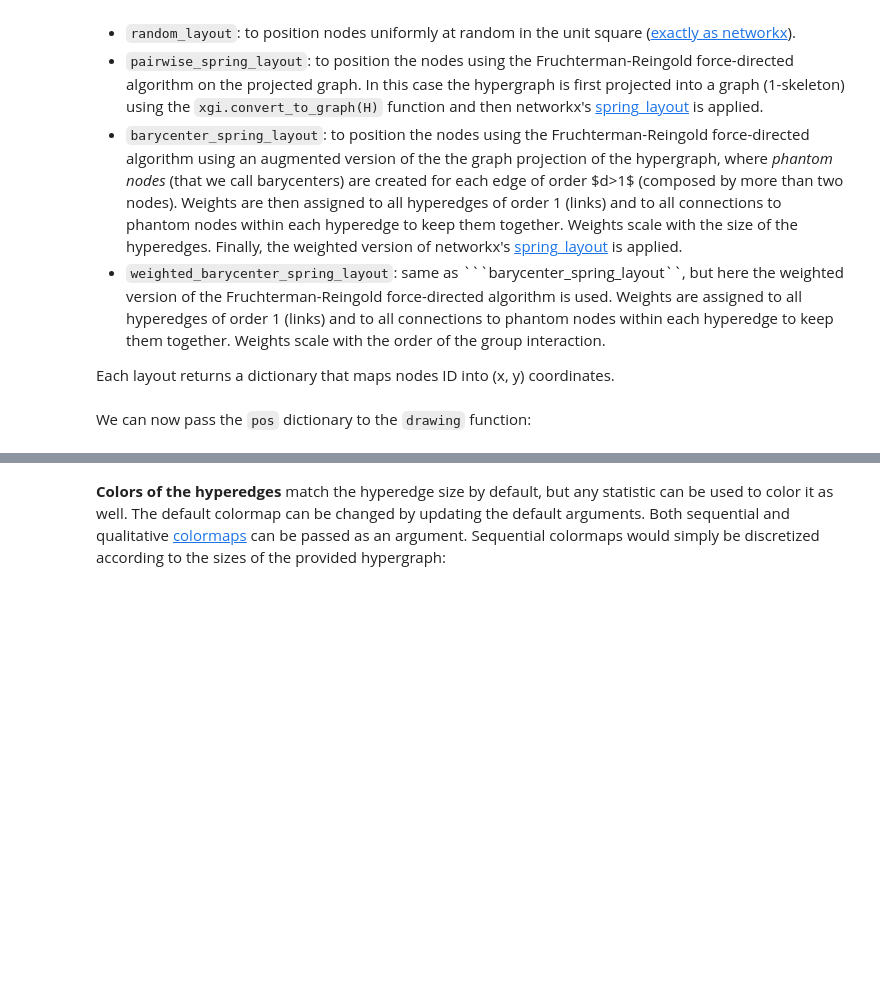
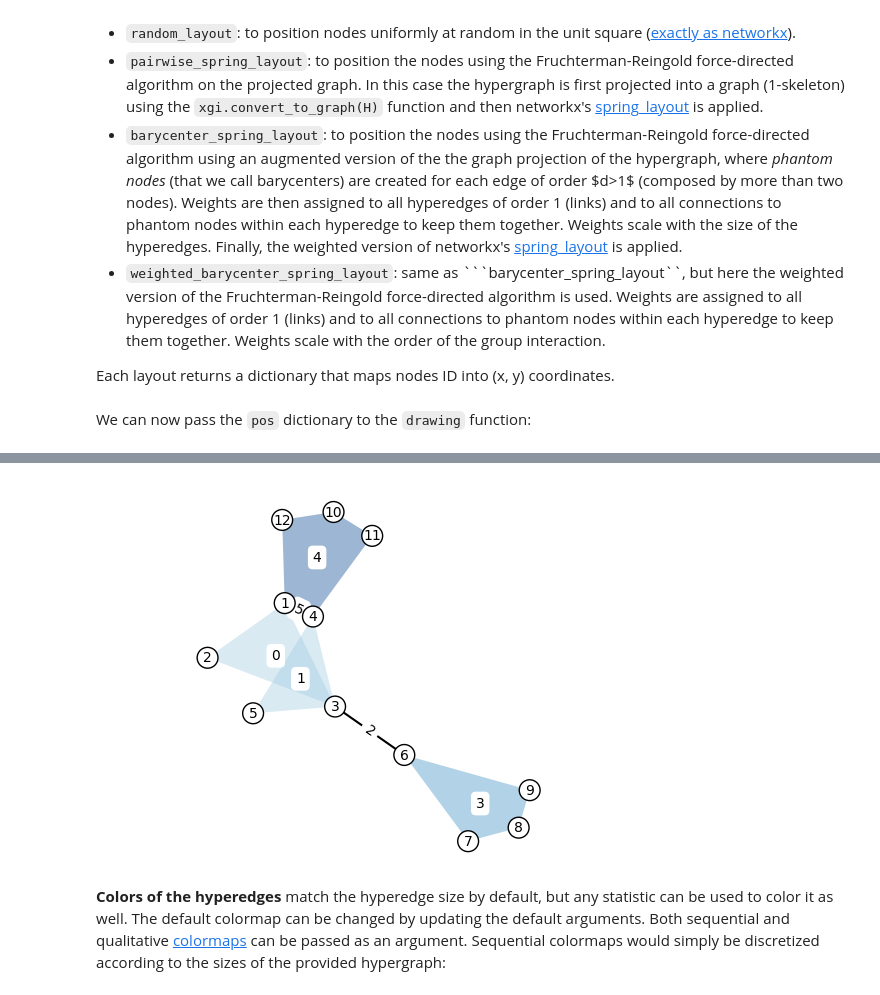
Before and after one commit to xgi-org/xgi, a Jupyter notebook: tutorials/Tutorial 5 - Plotting.ipynb, the cells around one changed output, grey strips where cells are left out. Saved outputs shown, nothing was run; the diff lists cells and outputs as text; code cells hidden in the pictures; blank space fills up the shorter version.

```diff
--- a/tutorials/Tutorial 5 - Plotting.ipynb
+++ b/tutorials/Tutorial 5 - Plotting.ipynb
@@ -34,3 +38,7 @@ xgi.draw(H, pos)
+# %%
+xgi.draw(H, pos, with_node_labels=True, with_hyperedge_labels=True)
+# %% [output]
+[figure, added]
 # %% [markdown]
 **Colors of the hyperedges** match the hyperedge size by default, but any statistic can be used to color it as well. The default colormap can be changed by updating the default arguments. Both sequential and qualitative [colormaps](https://matplotlib.org/stable/tutorials/colors/colormaps.html) can be passed as an argument. Sequential colormaps would simply be discretized according to the sizes of the provided hypergraph:
 # %%
```
Also changed, not shown: parts of 9 cells of this notebook, 1 other file.
